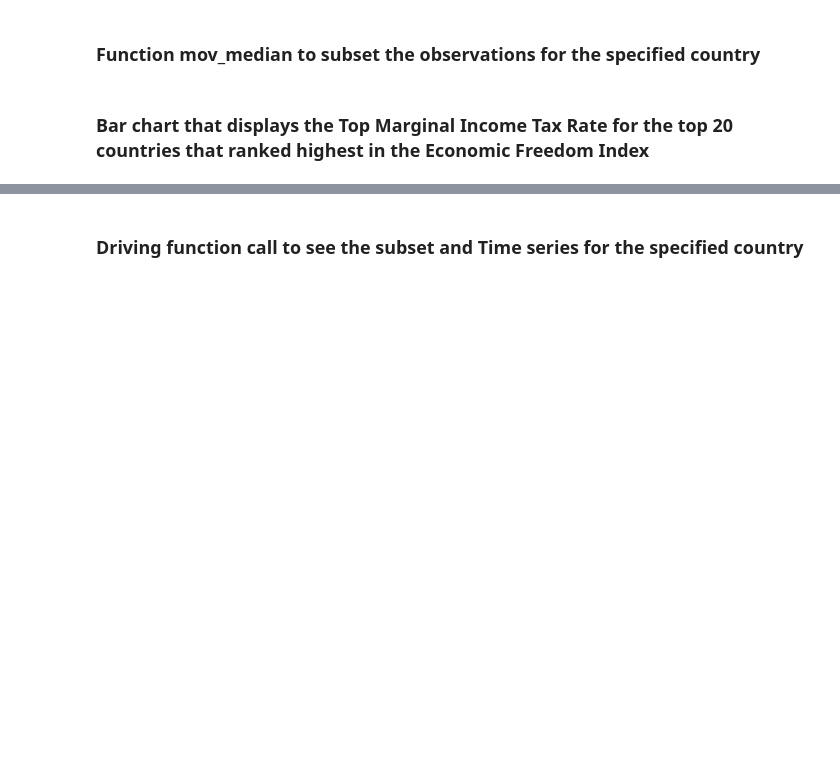
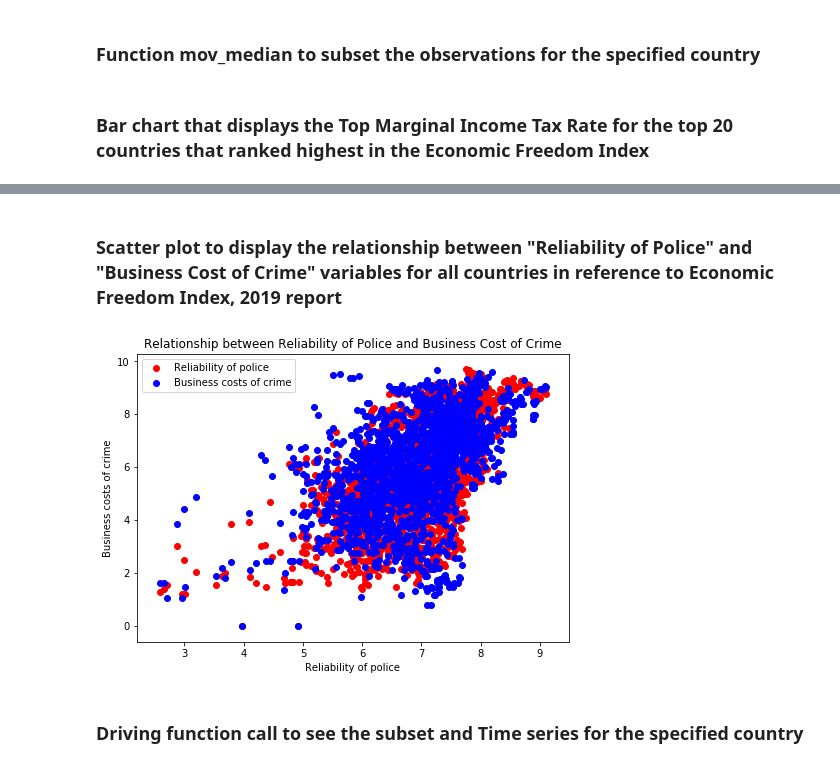
Before and after one commit to TheBharatha/Life-of-Py, a Jupyter notebook: WarmUp/Eco_Freedom_Rank.ipynb, the cells around one changed output, grey strips where cells are left out. Drawn from its saved outputs; the diff is of its cells as text; code cells hidden in the pictures; blank space fills up the shorter version.

Commit message:
Included the Insights and Scatter plot
A scatter plot, the relationship between "Reliability of Police" and "Business Cost of Crime" variables for all countries in the 2019 report

```diff
--- a/WarmUp/Eco_Freedom_Rank.ipynb
+++ b/WarmUp/Eco_Freedom_Rank.ipynb
@@ -41,4 +41,18 @@ Text(0.5, 1.0, 'Top 20 countries highest ranked in the Economic Freedom Index')
 [figure]
+# %% [markdown]
+### Scatter plot to display the relationship between "Reliability of Police" and "Business Cost of Crime" variables for all countries in reference to Economic Freedom Index, 2019 report
+# %%
+relate = plt.figure()
+rel_ax = relate.add_axes([0,0,1,1])
+rel_ax.scatter(top_mar['Economic Freedom Summary Index'], police_bus['Reliability of police'], color = 'r')
+rel_ax.scatter(top_mar['Economic Freedom Summary Index'], police_bus['Business costs of crime'], color = 'b')
+rel_ax.set_xlabel('Reliability of police')
+rel_ax.set_ylabel('Business costs of crime')
+rel_ax.legend(labels=['Reliability of police','Business costs of crime'])
+rel_ax.set_title('Relationship between Reliability of Police and Business Cost of Crime')
+plt.show()
+# %% [output]
+[figure, added]
 # %% [markdown]
 ### Driving function call to see the subset and Time series for the specified country
 # %%
```
Also changed, not shown: parts of 2 cells of this notebook.
